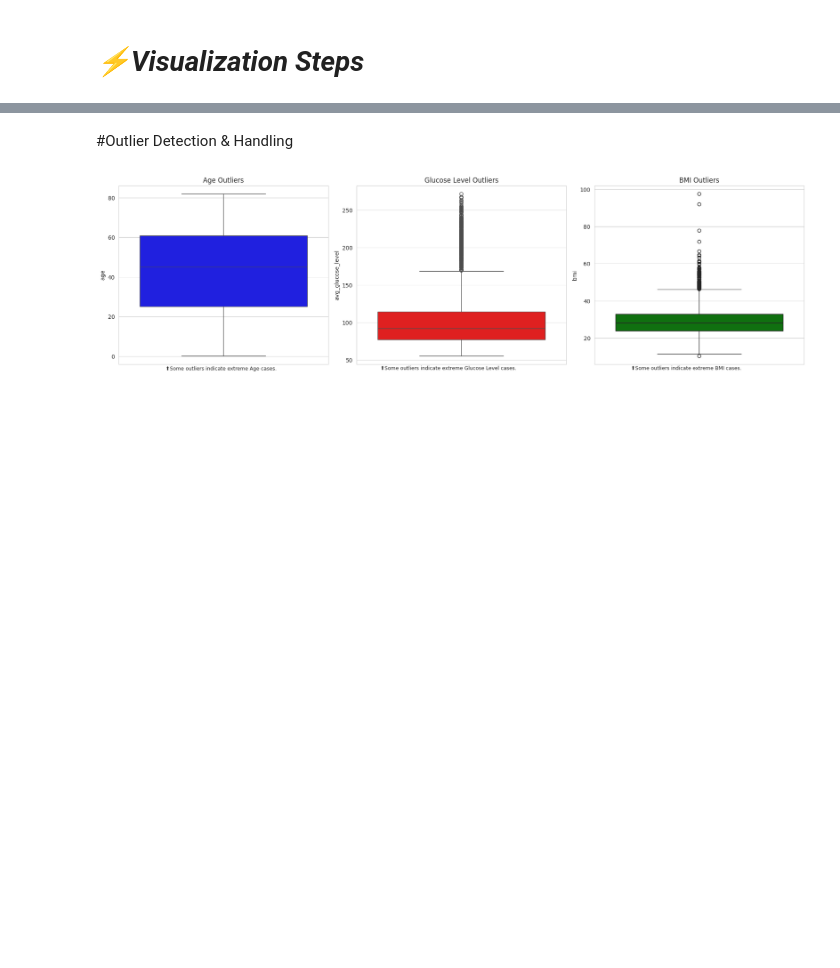
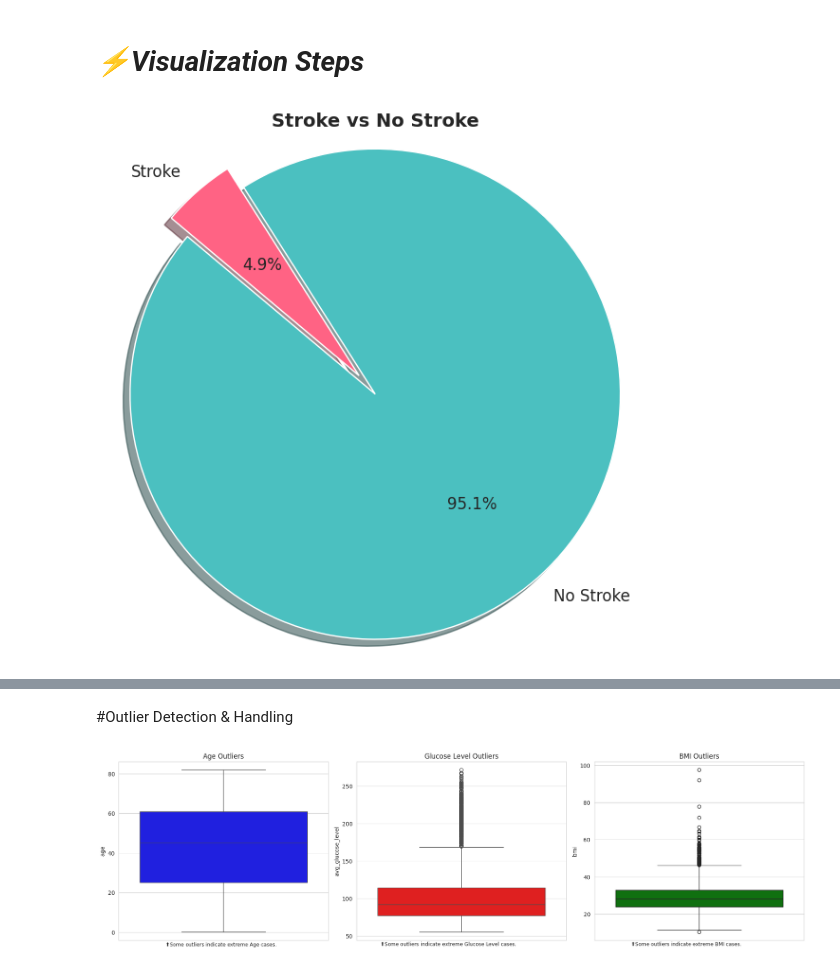
Before and after one commit to mohitsaini1166/HOSPITAL_STROKE_PREDICTION_DATA, a Jupyter notebook: 🏥HOSPITAL_STROKE_PREDICTION_DATA.ipynb, the cells around one changed output, grey strips where cells are left out. Saved outputs shown, nothing was run; the diff lists cells and outputs as text; code cells hidden in the pictures; blank space fills up the shorter version.

```diff
--- a/🏥HOSPITAL_STROKE_PREDICTION_DATA.ipynb
+++ b/🏥HOSPITAL_STROKE_PREDICTION_DATA.ipynb
@@ -131,2 +131,17 @@ df.duplicated().sum()
 # %% [markdown]
 # ***⚡Visualization Steps***
+# %%
+# Prepare pie chart
+labels = ['No Stroke', 'Stroke']
+sizes = df['stroke'].value_counts().sort_index()  # [0, 1]
+colors = ['#4bc0c0', '#ff6384']  # Refreshed vibrant teal-pink combo
+
+plt.figure(figsize=(6, 6))
+plt.pie(sizes, labels=labels, autopct='%1.1f%%', colors=colors, startangle=140, explode=(0, 0.1),
+        shadow=True, textprops={'fontsize': 12})
+plt.title('Stroke vs No Stroke', fontsize=14, fontweight='bold')
+plt.axis('equal')
+plt.tight_layout()
+plt.show()
+# %% [output]
+[figure, added]
```
Also changed, not shown: parts of 6 cells of this notebook.
